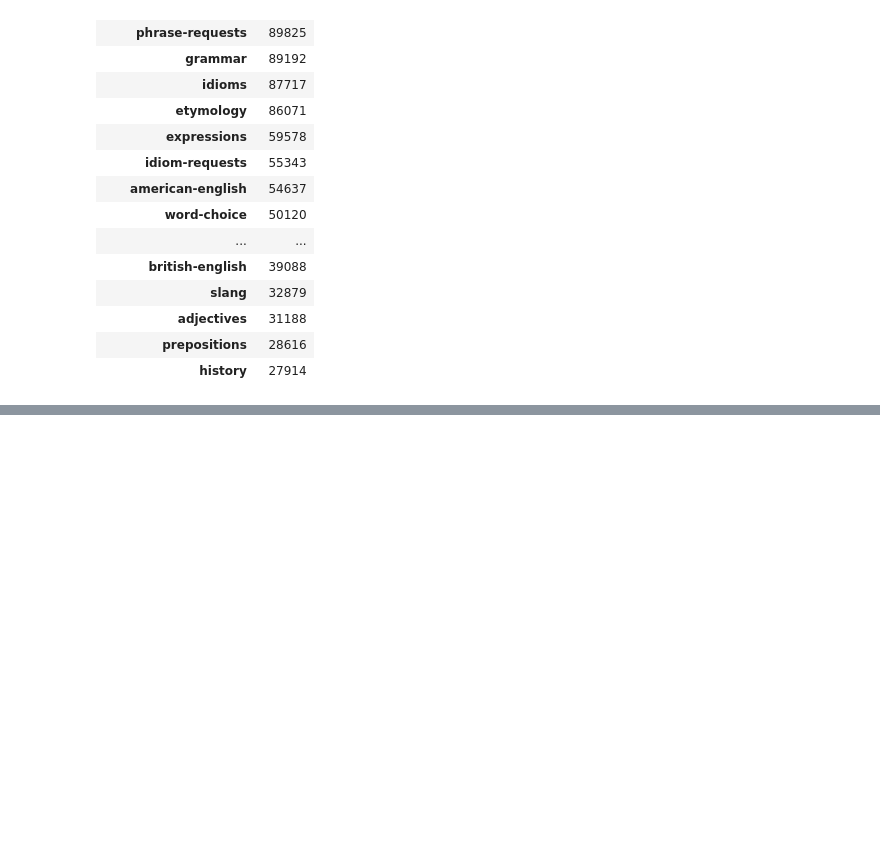
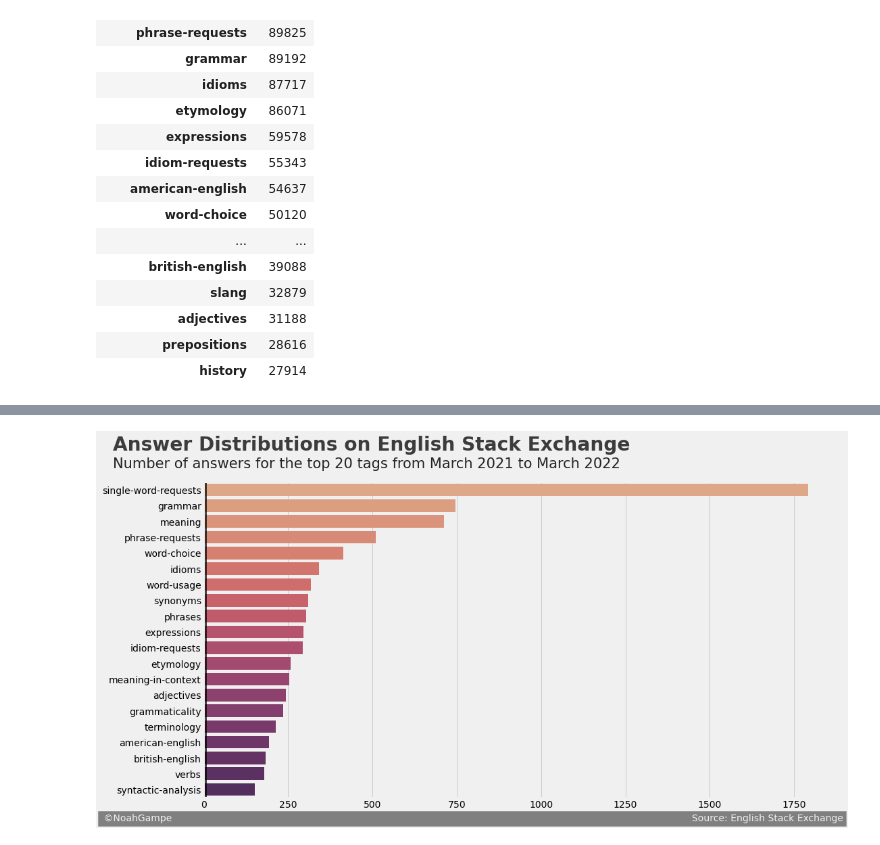
Before and after one commit to noah-kg/english-stack-exchange-analysis, a Jupyter notebook: EnglishLearningDifficulties.ipynb, the cells around one changed output, grey strips where cells are left out. Drawn from its saved outputs; the diff is of its cells as text; code cells hidden in the pictures; blank space fills up the shorter version.

```diff
--- a/EnglishLearningDifficulties.ipynb
+++ b/EnglishLearningDifficulties.ipynb
@@ -382,0 +402,6 @@ in_viewed
+# %%
+title = 'Answer Distributions on English Stack Exchange'
+subtitle = 'Number of answers for the top 20 tags from March 2021 to March 2022'
+plot_dist(top20_answers, 'Answers', title, subtitle)
+# %% [output]
+[figure, added]
```
Also changed, not shown: parts of 31 cells of this notebook, 1 other file.
